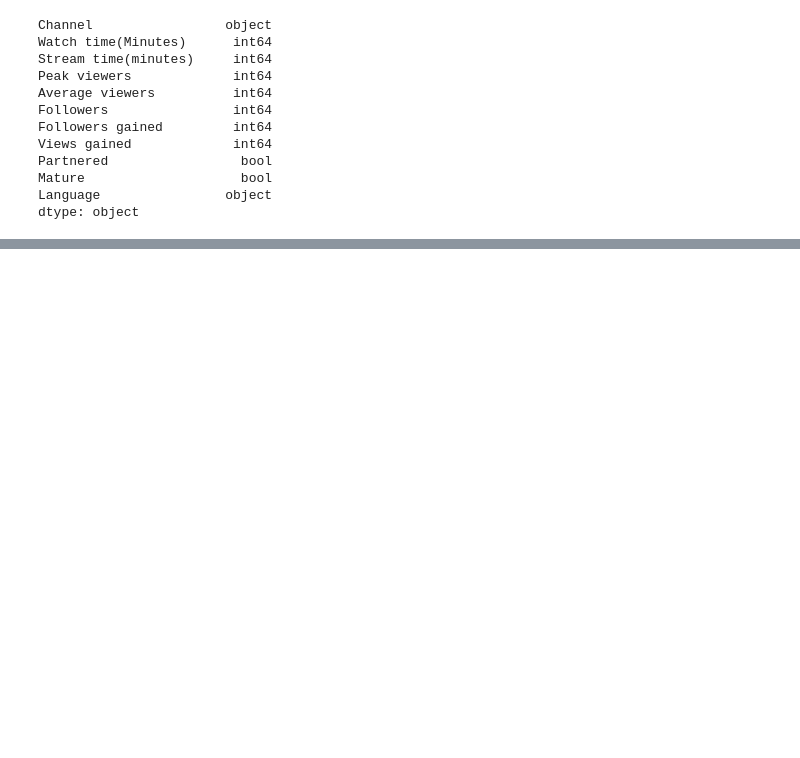
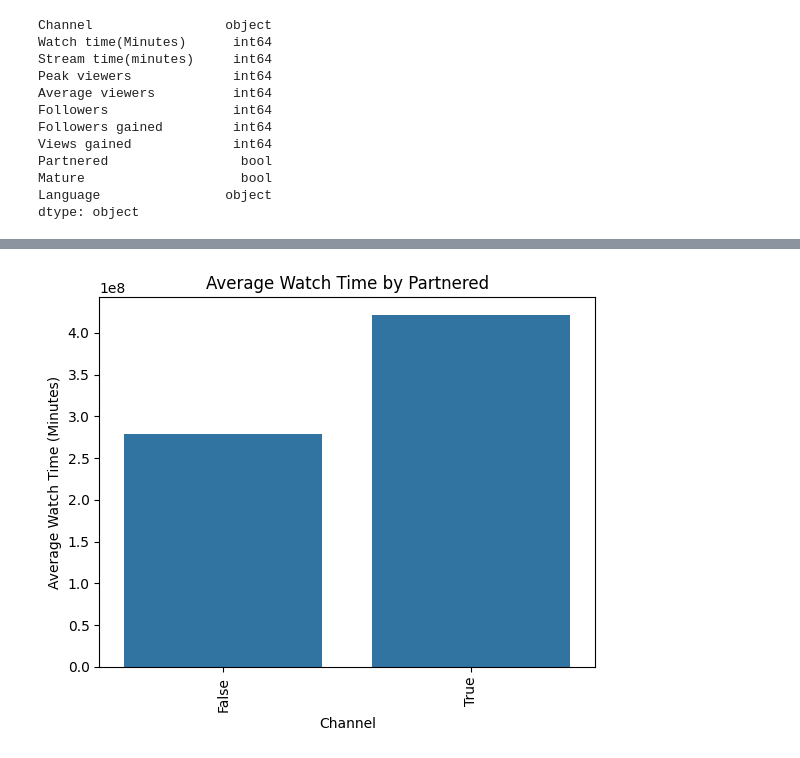
Before and after one commit to datasheng/CSC460-HW-Repo-Darren-Ling, a Jupyter notebook: HW4/Exploratory_Data_Analysis_Darren_Ling.ipynb, the cells around one changed output, grey strips where cells are left out. Saved outputs shown, nothing was run; the diff lists cells and outputs as text; code cells hidden in the pictures; blank space fills up the shorter version.

```diff
--- a/HW4/Exploratory_Data_Analysis_Darren_Ling.ipynb
+++ b/HW4/Exploratory_Data_Analysis_Darren_Ling.ipynb
@@ -152,0 +182,11 @@ plt.show()
+# %%
+# Average watch time by channel
+average_watch_time = df.groupby('Partnered')['Watch time(Minutes)'].mean().sort_values()
+sns.barplot(x=average_watch_time.index, y=average_watch_time.values)
+plt.xlabel('Channel')
+plt.ylabel('Average Watch Time (Minutes)')
+plt.title('Average Watch Time by Partnered')
+plt.xticks(rotation=90)
+plt.show()
+# %% [output]
+[figure, added]
```
Also changed, not shown: parts of 3 cells of this notebook.
